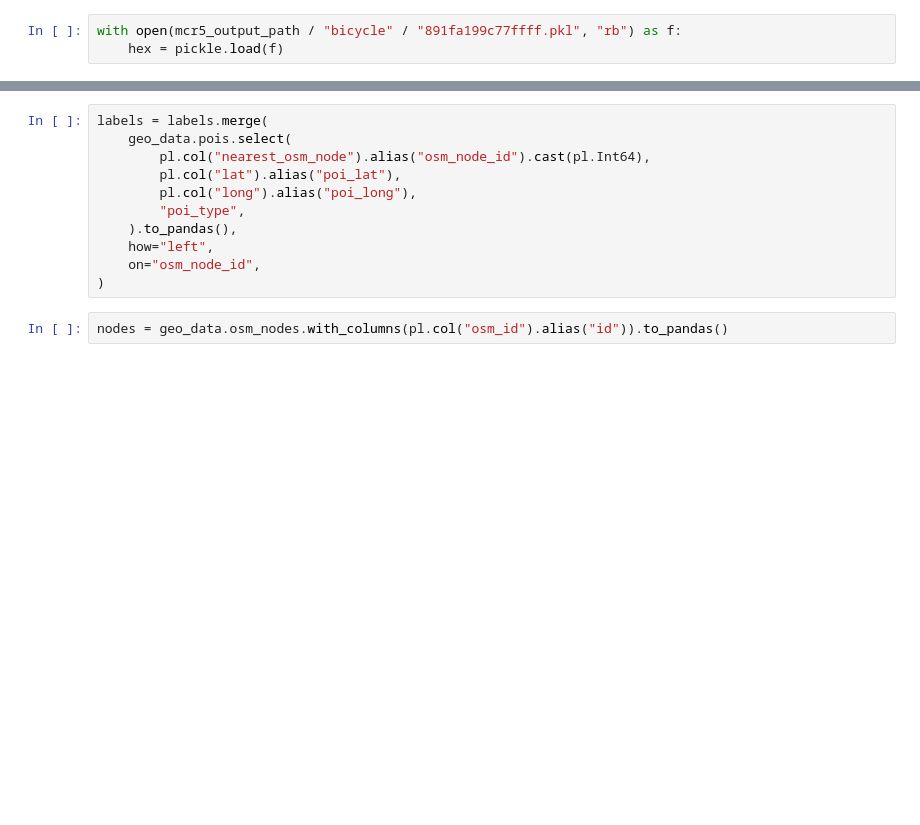
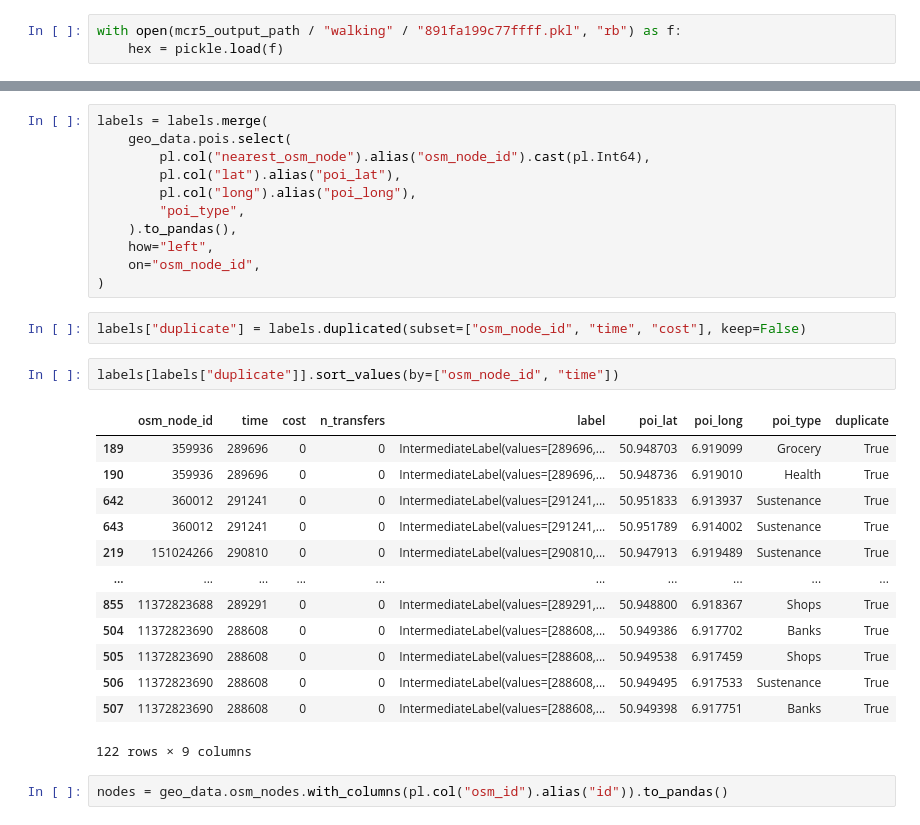
Before and after one commit to phyk/mcr-py, a Jupyter notebook: notebooks/13_result_check.ipynb, the cells around one changed output, grey strips where cells are left out. Drawn from its saved outputs; the diff is of its cells as text; blank space fills up the shorter version.

```diff
--- a/notebooks/13_result_check.ipynb
+++ b/notebooks/13_result_check.ipynb
@@ -55,6 +55,6 @@ geo_meta, geo_data = mcr_py.helper_functions.load_auxiliary_classes(
                     seconds)
 # %%
-with open(mcr5_output_path / "bicycle" / "891fa199c77ffff.pkl", "rb") as f:
+with open(mcr5_output_path / "walking" / "891fa199c77ffff.pkl", "rb") as f:
     hex = pickle.load(f)
 # %%
 comp = pl.read_ipc(mcr5_output_path_comp / "bicycle" / "891fa199c77ffff.feather").join(
@@ -95,6 +86,24 @@ labels = labels.merge(
     how="left",
     on="osm_node_id",
 )
+# %%
+labels["duplicate"] = labels.duplicated(subset=["osm_node_id", "time", "cost"], keep=False)
+# %%
+labels[labels["duplicate"]].sort_values(by=["osm_node_id", "time"])
+# %% [output]
+|  | osm_node_id | time | cost | n_transfers | label | poi_lat | poi_long | poi_type | duplicate |
+| 189 | 359936 | 289696 | 0 | 0 | IntermediateLabel(values=[289696,... | 50.948703 | 6.919099 | Grocery | True |
+| 190 | 359936 | 289696 | 0 | 0 | IntermediateLabel(values=[289696,... | 50.948736 | 6.919010 | Health | True |
+| 642 | 360012 | 291241 | 0 | 0 | IntermediateLabel(values=[291241,... | 50.951833 | 6.913937 | Sustenance | True |
+| 643 | 360012 | 291241 | 0 | 0 | IntermediateLabel(values=[291241,... | 50.951789 | 6.914002 | Sustenance | True |
+| 219 | 151024266 | 290810 | 0 | 0 | IntermediateLabel(values=[290810,... | 50.947913 | 6.919489 | Sustenance | True |
+| ... | ... | ... | ... | ... | ... | ... | ... | ... | ... |
+| 855 | 11372823688 | 289291 | 0 | 0 | IntermediateLabel(values=[289291,... | 50.948800 | 6.918367 | Shops | True |
+| 504 | 11372823690 | 288608 | 0 | 0 | IntermediateLabel(values=[288608,... | 50.949386 | 6.917702 | Banks | True |
+| 505 | 11372823690 | 288608 | 0 | 0 | IntermediateLabel(values=[288608,... | 50.949538 | 6.917459 | Shops | True |
+| 506 | 11372823690 | 288608 | 0 | 0 | IntermediateLabel(values=[288608,... | 50.949495 | 6.917533 | Sustenance | True |
+| 507 | 11372823690 | 288608 | 0 | 0 | IntermediateLabel(values=[288608,... | 50.949398 | 6.917751 | Banks | True |
+122 rows × 9 columns
 # %%
 nodes = geo_data.osm_nodes.with_columns(pl.col("osm_id").alias("id")).to_pandas()
 # %%
```
Also changed, not shown: parts of 9 cells of this notebook, 2 other files.
